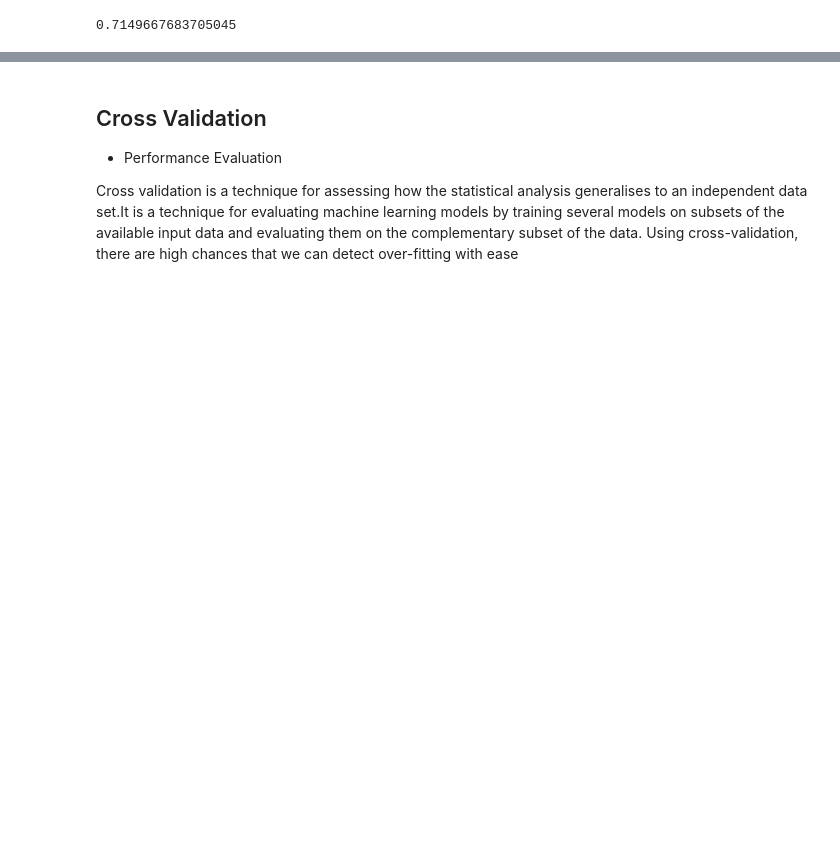
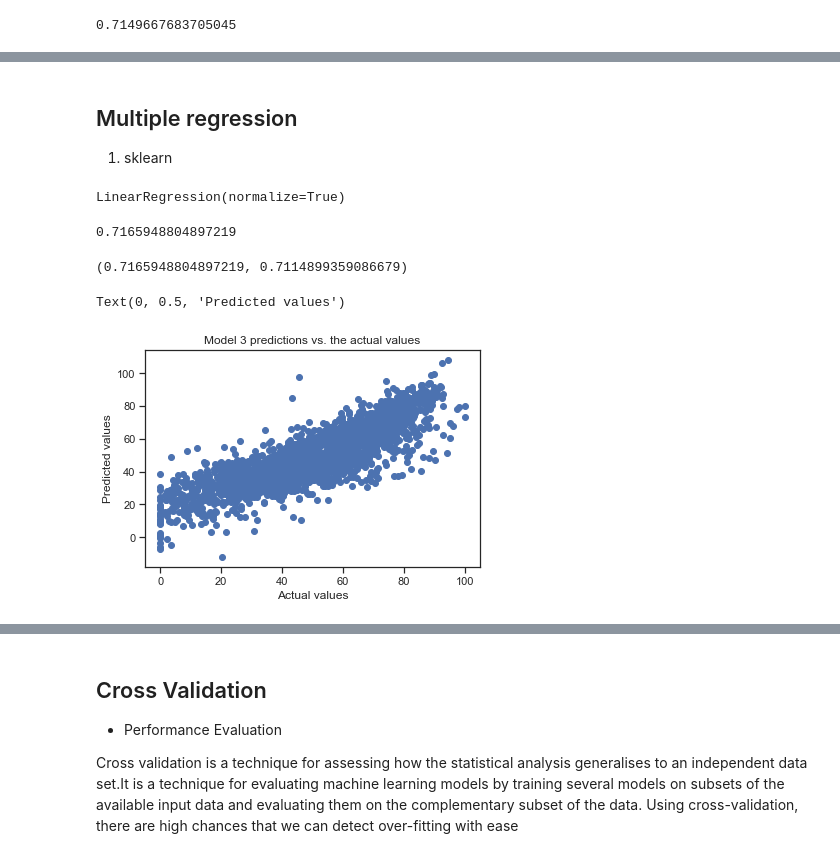
Before and after one commit to gabriellewald/education-project, a Jupyter notebook: Capstone1_pre_processing_training.ipynb, the cells around one changed output, grey strips where cells are left out. Cells and saved outputs as stored; diff of their text form; code cells hidden in the pictures; blank space fills up the shorter version.

```diff
--- a/Capstone1_pre_processing_training.ipynb
+++ b/Capstone1_pre_processing_training.ipynb
@@ -281,0 +332,3 @@ median_r2
+# %%
+# Split data into test and training
+X_train, X_test, y_train, y_test = train_test_split(X, y, test_size = 0.25, random_state = 123)
@@ -281,0 +340,37 @@ median_r2
+# %% [markdown]
+## Multiple regression
+1. sklearn
+# %%
+# Create linear model
+rModel = linear_model.LinearRegression(normalize=True) # normalize=True parameter enables the handling of different scales
+# %%
+# Train model call .fit() method of rModel
+rModel.fit(X_train, y_train)
+# %% [output]
+LinearRegression(normalize=True)
+# %%
+# Predict on both x train and x test
+y_tr_pred = rModel.predict(X_train)
+y_te_pred = rModel.predict(X_test)
+
+# Evaluate the model call .score() on rModel with parameters X_train, y_train
+print(rModel.score(X_train, y_train))
+# %% [output]
+0.7165948804897219
+# %%
+# Access model performance r^2 - train, test
+median_r2 = r2_score(y_train, y_tr_pred), r2_score(y_test, y_te_pred)
+median_r2
+# %% [output]
+(0.7165948804897219, 0.7114899359086679)
+# %%
+# Let's plot the predictions against the actual result. Use scatter()
+plt.scatter(y_test, y_te_pred)
+
+# Label
+plt.title("Model 3 predictions vs. the actual values")
+plt.xlabel("Actual values")
+plt.ylabel("Predicted values")
+# %% [output]
+Text(0, 0.5, 'Predicted values')
+[figure, added]
```
Also changed, not shown: parts of 91 cells of this notebook.
